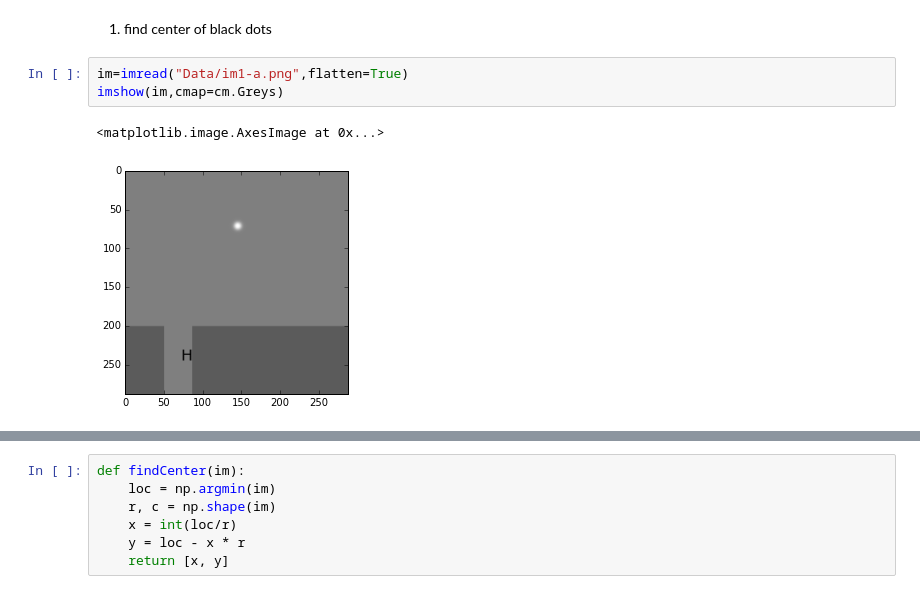
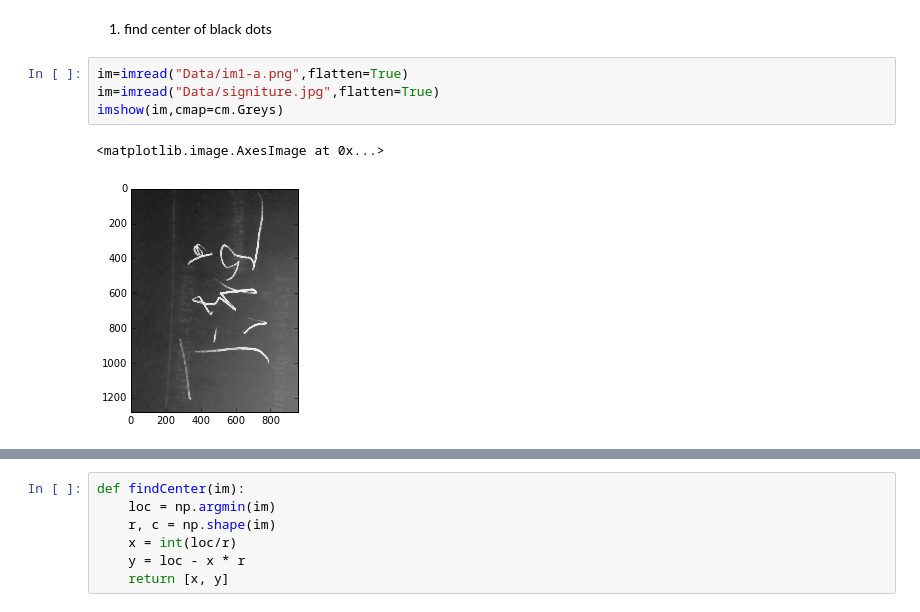
Before and after one commit to kbl4ew/Python_For_Data_Science, a Jupyter notebook: Shiman/HW1/hw1.ipynb, the cells around one changed output, grey strips where cells are left out. Cells and saved outputs as stored; diff of their text form.

```diff
--- a/Shiman/HW1/hw1.ipynb
+++ b/Shiman/HW1/hw1.ipynb
@@ -14,7 +14,8 @@ Populating the interactive namespace from numpy and matplotlib
 1) find center of black dots
 # %%
 im=imread("Data/im1-a.png",flatten=True)
+im=imread("Data/signiture.jpg",flatten=True)
 imshow(im,cmap=cm.Greys)
 # %% [output]
 <matplotlib.image.AxesImage at 0x...>
-[figure, old version]
+[figure, new version]
```
Also changed, not shown: parts of 1 cell of this notebook, 8 other files.
